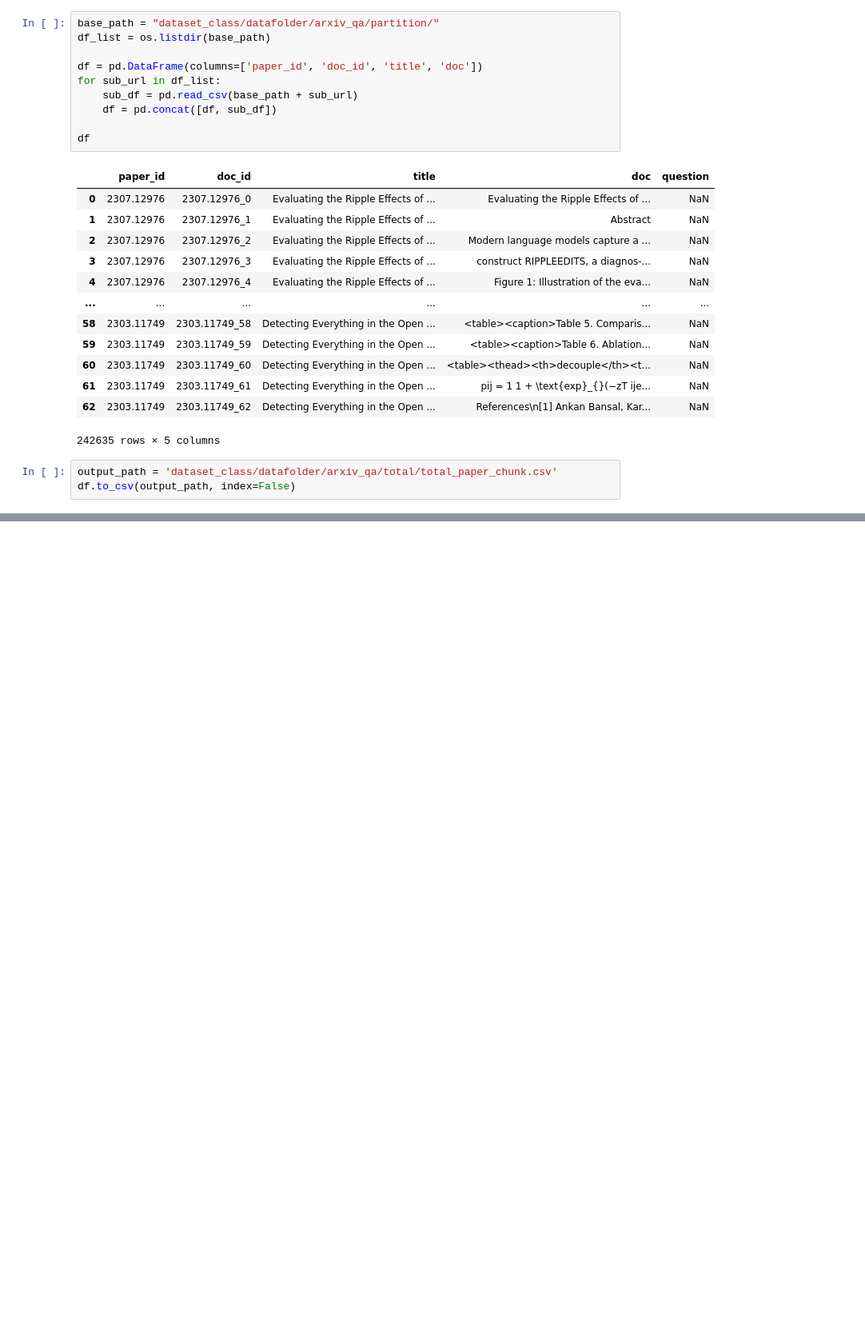
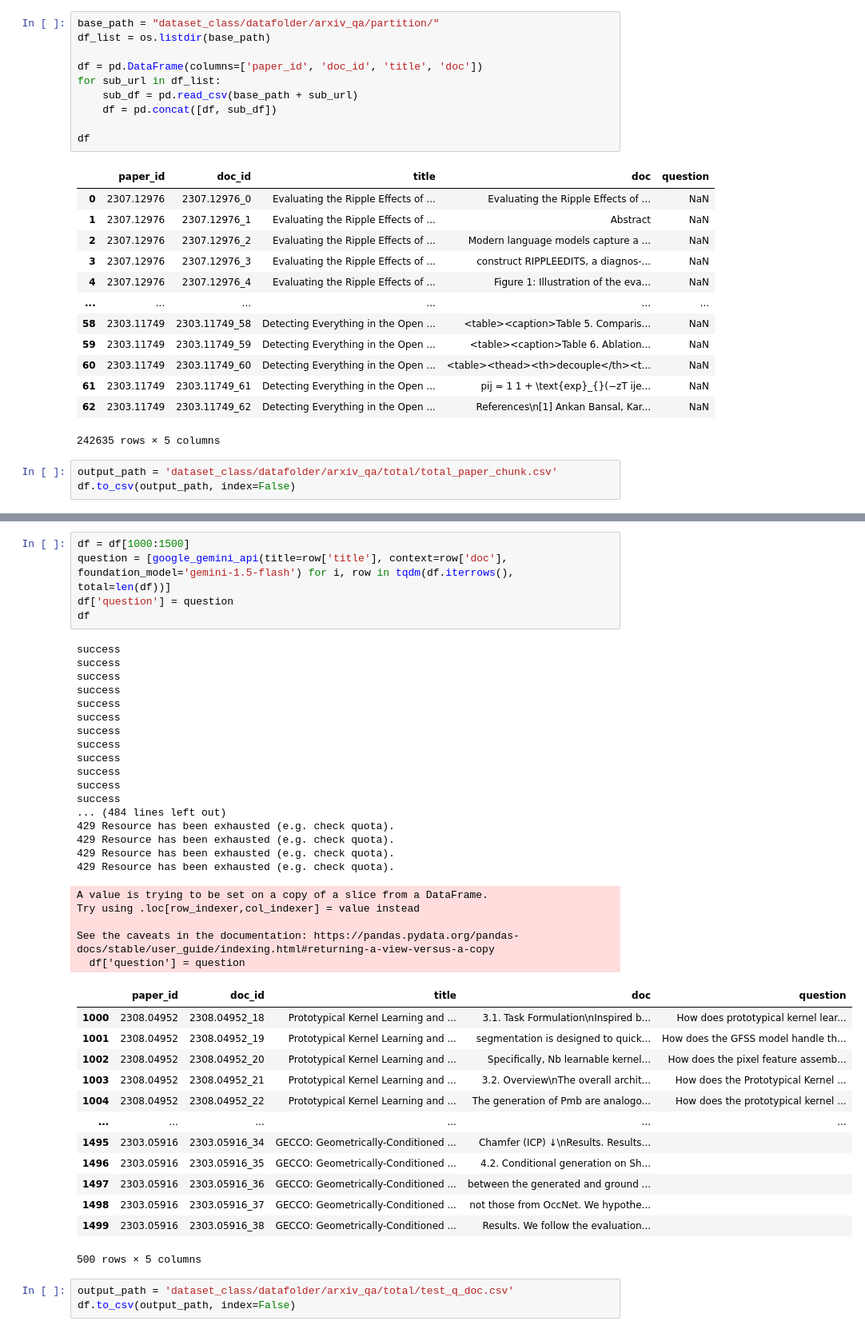
Before and after one commit to qcqced123/arxiv_qa, a Jupyter notebook: test.ipynb, the cells around one changed output, grey strips where cells are left out. Shown: that part at 80% size. Cells and saved outputs as stored; diff of their text form; blank space fills up the shorter version.

```diff
--- a/test.ipynb
+++ b/test.ipynb
@@ -71,0 +96,44 @@ df.to_csv(output_path, index=False)
+# %%
+df = df[1000:1500]
+question = [google_gemini_api(title=row['title'], context=row['doc'], foundation_model='gemini-1.5-flash') for i, row in tqdm(df.iterrows(), total=len(df))]
+df['question'] = question
+df
+# %% [output]
+success
+success
+success
+success
+success
+success
+success
+success
+success
+success
+success
+success
+... (484 lines left out)
+429 Resource has been exhausted (e.g. check quota).
+429 Resource has been exhausted (e.g. check quota).
+429 Resource has been exhausted (e.g. check quota).
+429 Resource has been exhausted (e.g. check quota).
+A value is trying to be set on a copy of a slice from a DataFrame.
+Try using .loc[row_indexer,col_indexer] = value instead
+
+See the caveats in the documentation: https://pandas.pydata.org/pandas-docs/stable/user_guide/indexing.html#returning-a-view-versus-a-copy
+  df['question'] = question
+|  | paper_id | doc_id | title | doc | question |
+| 1000 | 2308.04952 | 2308.04952_18 | Prototypical Kernel Learning and ... | 3.1. Task Formulation\nInspired b... | How does prototypical kernel lear... |
+| 1001 | 2308.04952 | 2308.04952_19 | Prototypical Kernel Learning and ... | segmentation is designed to quick... | How does the GFSS model handle th... |
+| 1002 | 2308.04952 | 2308.04952_20 | Prototypical Kernel Learning and ... | Specifically, Nb learnable kernel... | How does the pixel feature assemb... |
+| 1003 | 2308.04952 | 2308.04952_21 | Prototypical Kernel Learning and ... | 3.2. Overview\nThe overall archit... | How does the Prototypical Kernel ... |
+| 1004 | 2308.04952 | 2308.04952_22 | Prototypical Kernel Learning and ... | The generation of Pmb are analogo... | How does the prototypical kernel ... |
+| ... | ... | ... | ... | ... | ... |
+| 1495 | 2303.05916 | 2303.05916_34 | GECCO: Geometrically-Conditioned ... | Chamfer (ICP) ↓\nResults. Results... |  |
+| 1496 | 2303.05916 | 2303.05916_35 | GECCO: Geometrically-Conditioned ... | 4.2. Conditional generation on Sh... |  |
+| 1497 | 2303.05916 | 2303.05916_36 | GECCO: Geometrically-Conditioned ... | between the generated and ground ... |  |
+| 1498 | 2303.05916 | 2303.05916_37 | GECCO: Geometrically-Conditioned ... | not those from OccNet. We hypothe... |  |
+| 1499 | 2303.05916 | 2303.05916_38 | GECCO: Geometrically-Conditioned ... | Results. We follow the evaluation... |  |
+500 rows × 5 columns
+# %%
+output_path = 'dataset_class/datafolder/arxiv_qa/total/test_q_doc.csv'
+df.to_csv(output_path, index=False)
```
Also changed, not shown: parts of 5 cells of this notebook, 7 other files.
